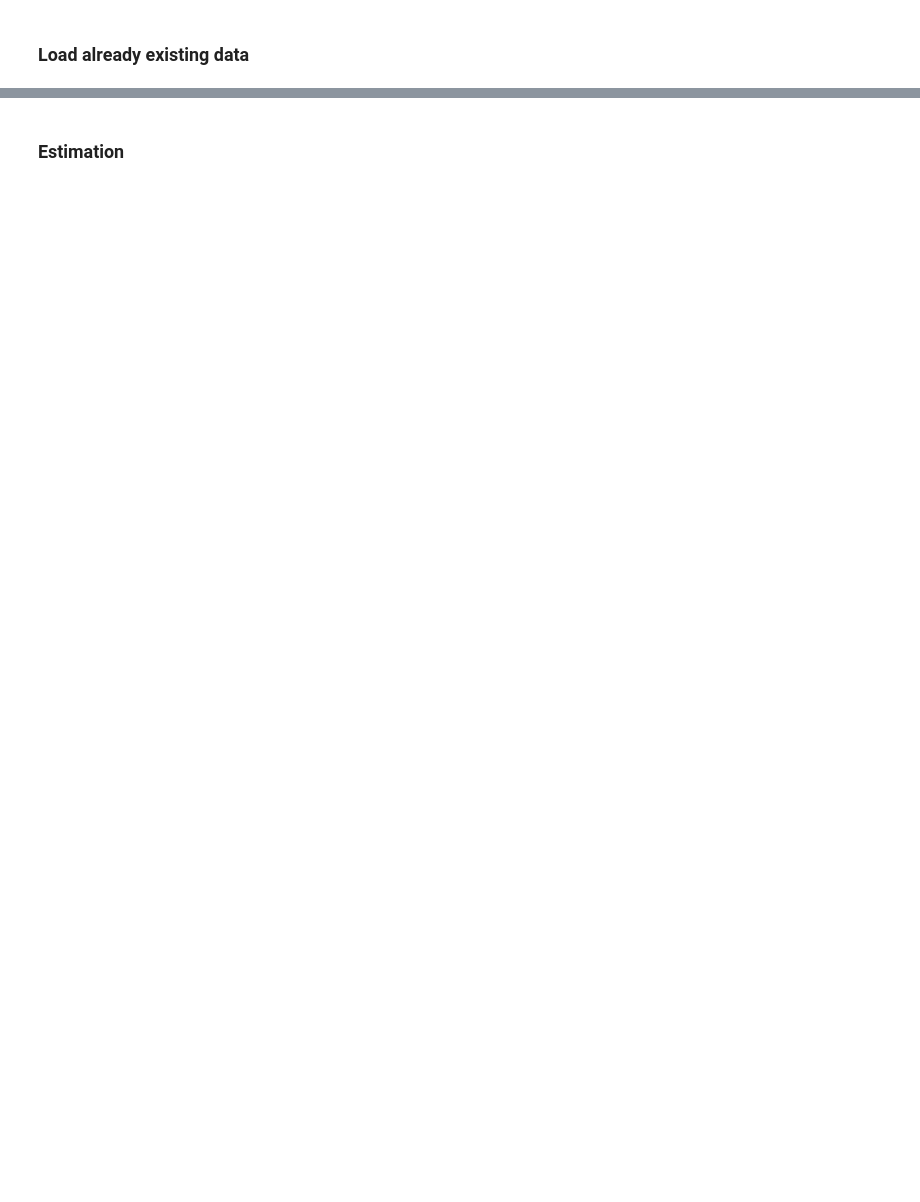
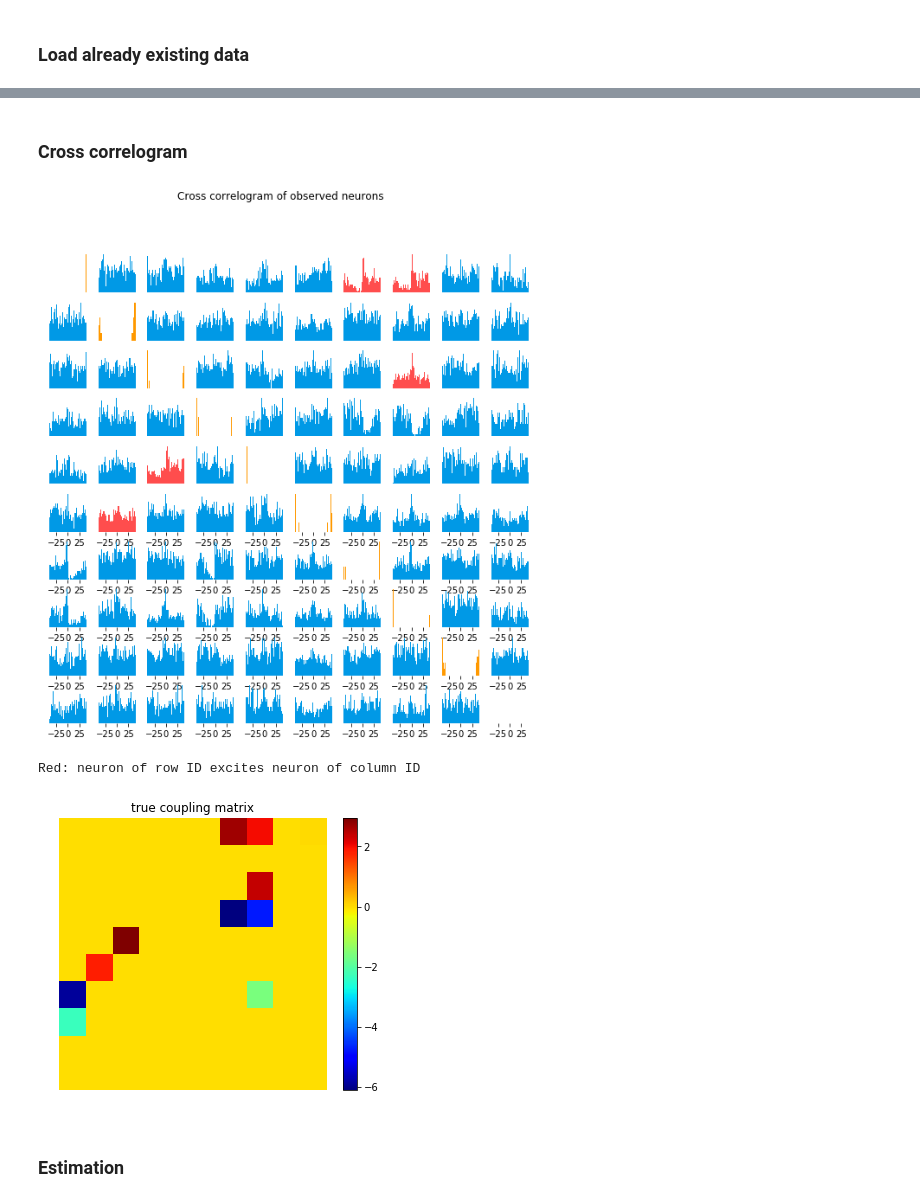
Before and after one commit to yger/inference, a Jupyter notebook: network_inference_reduced.ipynb, the cells around one changed output, grey strips where cells are left out. Drawn from its saved outputs; the diff is of its cells as text; code cells hidden in the pictures; blank space fills up the shorter version.

```diff
--- a/network_inference_reduced.ipynb
+++ b/network_inference_reduced.ipynb
@@ -200,3 +201,71 @@ for i_N,id_N in enumerate(obs_neurons_ind):
+# %% [markdown]
+### Cross correlogram
+# %%
+def crosscorr(x1,x2,steps):
+    ac = np.array([np.correlate(x1[:-t],x2[t:])[0] for t in steps[steps>0]])
+    ac = np.insert(ac,0,np.correlate(x1,x2)[0])
+    ac2 = np.array([np.correlate(x1[t:],x2[:-t])[0] for t in abs(steps[steps<0])])
+    ac = np.concatenate([ac2,ac])
+    return ac
+
+# binary spike matrix for correlation
+spikes = np.zeros((Nneurons_obs,int(sim_t)*1000))
+for i_N in range(Nneurons_obs):
+    spikes[i_N,Spt_dict[i_N].astype(int)] = 1.0
+
+
+obs_time = 300 #sec of raster to use
+stepsize = 1 #ms
+
+maxlag = 40.0 #ms
+steps = np.arange(-int(maxlag),int(maxlag)+1,stepsize) #omit 0 lag
+
+f = figure(figsize=(10,10))
+suptitle('Cross correlogram of observed neurons')
+sp = 1
+for i_N in range(Nneurons_obs):
+    for j_N in range(Nneurons_obs):
+        x1 = spikes[i_N,:obs_time*1000]
+        x2 = spikes[j_N,:obs_time*1000]
+
+        cg = crosscorr(x1,x2,steps)
+        if i_N==j_N:
+            cg[len(cg)/2] = 0
+
+        col = [0.4,0.4,0.4]
+        if i_N==j_N:
+            col = [1,0.6,0]
+        elif Jmat_obs[i_N,j_N]>0.5:
+            col = [1,0.3,0.3]
+        elif Jmat_obs[i_N,j_N]<0.5:
+            col = [0,0.6,0.9]
+
+
+        ax = f.add_subplot(Nneurons_obs,Nneurons_obs,sp)
+        bar(steps,cg,width=stepsize,facecolor=col)
+        if i_N<5:
+            ax.set_xticks([])
+
+        ax.set_yticks([])
+        box()
+        sp += 1
+show()
+
+print 'Red: neuron of row ID excites neuron of column ID'
+
+# visualize connectivity matrix
+figure(figsize=(6,5))
+subplot(111)
+imshow(Jmat_obs, origin='upper', interpolation='nearest',
+           aspect='auto', cmap=plt.cm.jet)
+title('true coupling matrix')
+colorbar()
+axis('off')
+show()
+# %% [output]
+[figure, added]
+Red: neuron of row ID excites neuron of column ID
+[figure, added]
 # %% [markdown]
 ### Estimation
 # %%
```
Also changed, not shown: parts of 5 cells of this notebook.
